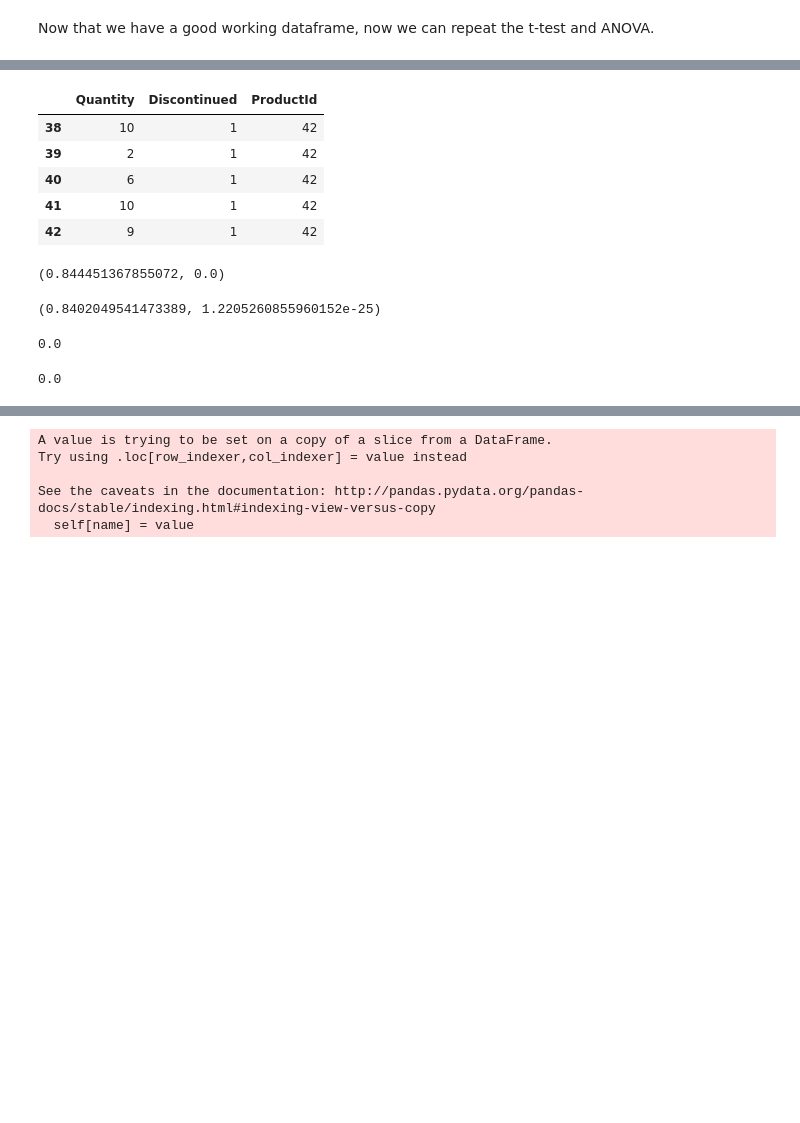
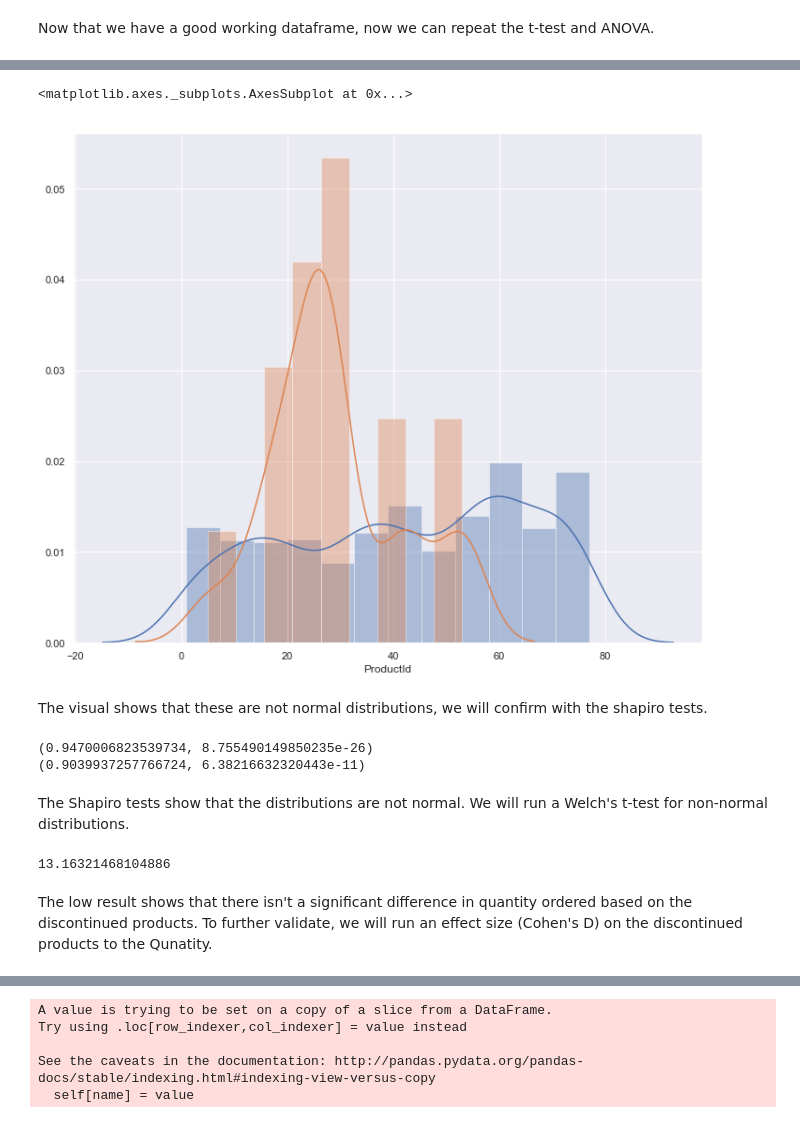
Before and after one commit to Jason-M-Richards/Hypotheses-Testing-for-Northwind-SQL-database, a Jupyter notebook: final_notebook.ipynb, the cells around one changed output, grey strips where cells are left out. Saved outputs shown, nothing was run; the diff lists cells and outputs as text; code cells hidden in the pictures; blank space fills up the shorter version.

```diff
--- a/final_notebook.ipynb
+++ b/final_notebook.ipynb
@@ -468,5 +469,7 @@ hyp2 = hyp2[['Quantity','Discontinued', 'ProductId']]
 hyp2 = hyp2.copy()
 # %%
 control = hyp2[hyp2.Discontinued == 0]
+control2 = control.ProductId
 # %%
 experiment = hyp2[hyp2.Discontinued == 1]
+experiment2 = experiment.ProductId
@@ -482,28 +476,40 @@ control.head()
-# %%
-experiment.head()
-# %% [output]
-|  | Quantity | Discontinued | ProductId |
-| 38 | 10 | 1 | 42 |
-| 39 | 2 | 1 | 42 |
-| 40 | 6 | 1 | 42 |
-| 41 | 10 | 1 | 42 |
-| 42 | 9 | 1 | 42 |
-# %%
-stats.shapiro(control)
-# %% [output]
-(0.844451367855072, 0.0)
-# %%
-stats.shapiro(experiment)
-# %% [output]
-(0.8402049541473389, 1.2205260855960152e-25)
-# %%
-control.Discontinued.var()
-# %% [output]
-0.0
-# %%
-experiment.Discontinued.var()
-# %% [output]
-0.0
+# %%
+sns.set(color_codes=True)
+sns.set(rc={'figure.figsize':(12,10)})
+sns.distplot(control2) # Blue distribution
+sns.distplot(experiment2) # Orange distribution
+# %% [output]
+<matplotlib.axes._subplots.AxesSubplot at 0x...>
+[figure, added]
+# %% [markdown]
+The visual shows that these are not normal distributions, we will confirm with the shapiro tests.
+# %%
+print(stats.shapiro(control2))
+print(stats.shapiro(experiment2))
+# %% [output]
+(0.9470006823539734, 8.755490149850235e-26)
+(0.9039937257766724, 6.38216632320443e-11)
+# %% [markdown]
+The Shapiro tests show that the distributions are not normal. We will run a Welch's t-test for non-normal distributions.
+# %%
+def welch_t(a, b):
+
+    """ Calculate Welch's t statistic for two samples. """
+
+    numerator = a.mean() - b.mean()
+
+    # “ddof = Delta Degrees of Freedom”: the divisor used in the calculation is N - ddof,
+    #  where N represents the number of elements. By default ddof is zero.
+
+    denominator = np.sqrt(a.var(ddof=1)/a.size + b.var(ddof=1)/b.size)
+
+    return numerator/denominator
+
+welch_t(control2,experiment2)
+# %% [output]
+13.16321468104886
+# %% [markdown]
+The low result shows that there isn't a significant difference in quantity ordered based on the discontinued products. To further validate, we will run an effect size (Cohen's D) on the discontinued products to the Qunatity.
 # %%
 def cohend(d1, d2):
 	# calculate the size of samples
```
Also changed, not shown: parts of 49 cells of this notebook, 1 other file.
